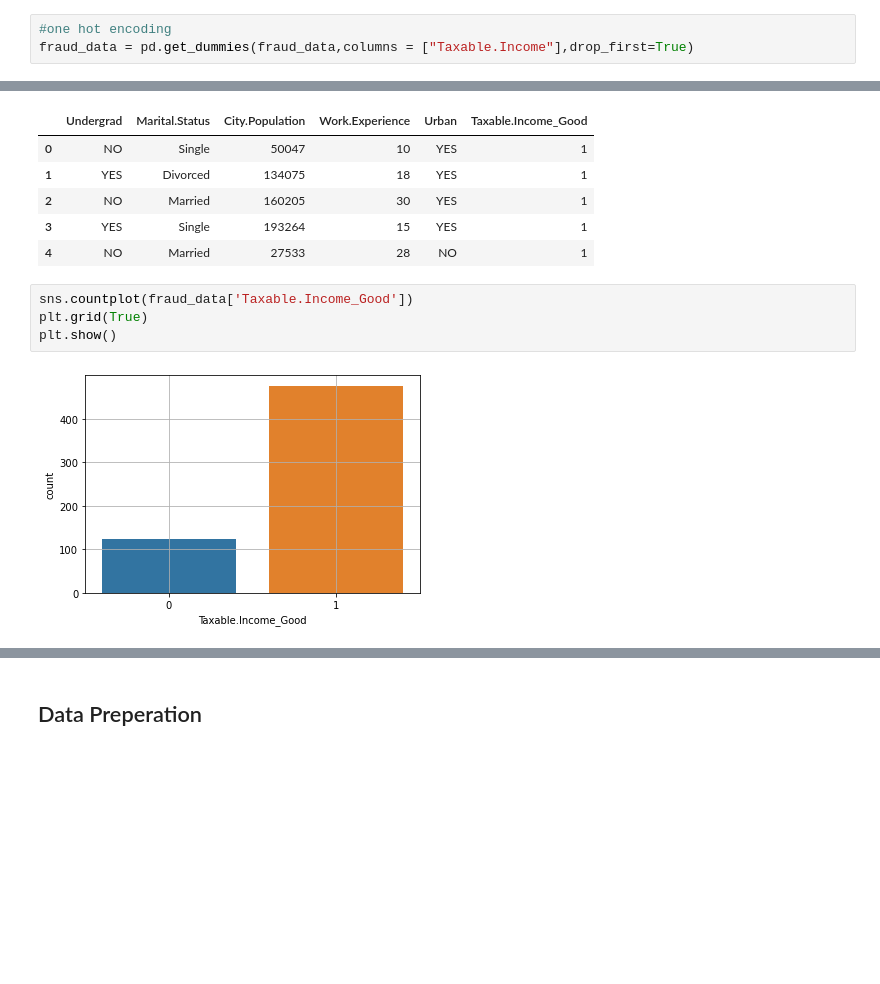
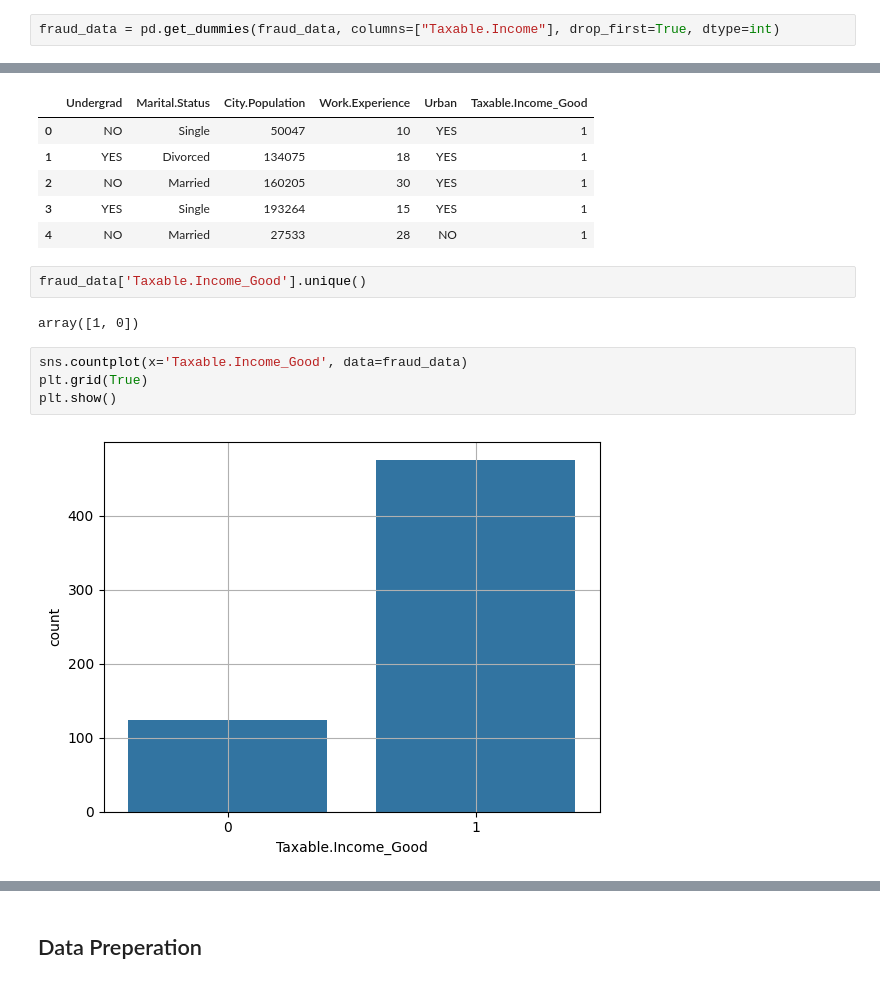
Before and after one commit to Shrawan662000/All_ML_Algo_code, a Jupyter notebook: Decision Tree/Q.2_DecisionTree_FraudCheck.ipynb, the cells around one changed output, grey strips where cells are left out. Saved outputs shown, nothing was run; the diff lists cells and outputs as text; blank space fills up the shorter version.

```diff
--- a/Decision Tree/Q.2_DecisionTree_FraudCheck.ipynb
+++ b/Decision Tree/Q.2_DecisionTree_FraudCheck.ipynb
@@ -169,6 +157,5 @@ Name: Taxable.Income, dtype: int64
 # %%
-#one hot encoding
-fraud_data = pd.get_dummies(fraud_data,columns = ["Taxable.Income"],drop_first=True)
+fraud_data = pd.get_dummies(fraud_data, columns=["Taxable.Income"], drop_first=True, dtype=int)
 # %%
 fraud_data.head()
 # %% [output]
@@ -178,12 +165,16 @@ fraud_data.head()
 | 2 | NO | Married | 160205 | 30 | YES | 1 |
 | 3 | YES | Single | 193264 | 15 | YES | 1 |
 | 4 | NO | Married | 27533 | 28 | NO | 1 |
+# %%
+fraud_data['Taxable.Income_Good'].unique()
+# %% [output]
+array([1, 0])
 # %%
-sns.countplot(fraud_data['Taxable.Income_Good'])
+sns.countplot(x='Taxable.Income_Good', data=fraud_data)
 plt.grid(True)
 plt.show()
 # %% [output]
-[figure, old version]
+[figure, new version]
 # %%
 #encoding categorical fraud_data
 label_encoder = preprocessing.LabelEncoder()
```
Also changed, not shown: parts of 15 cells of this notebook, 2 other files.
